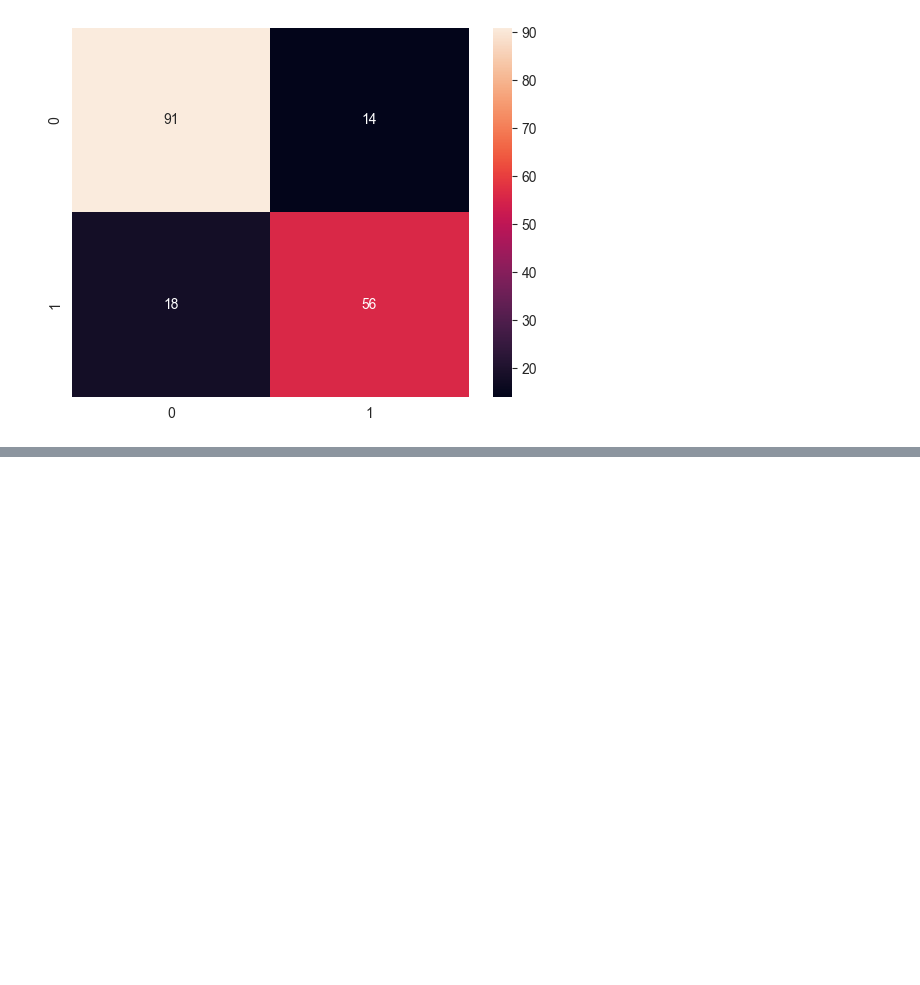
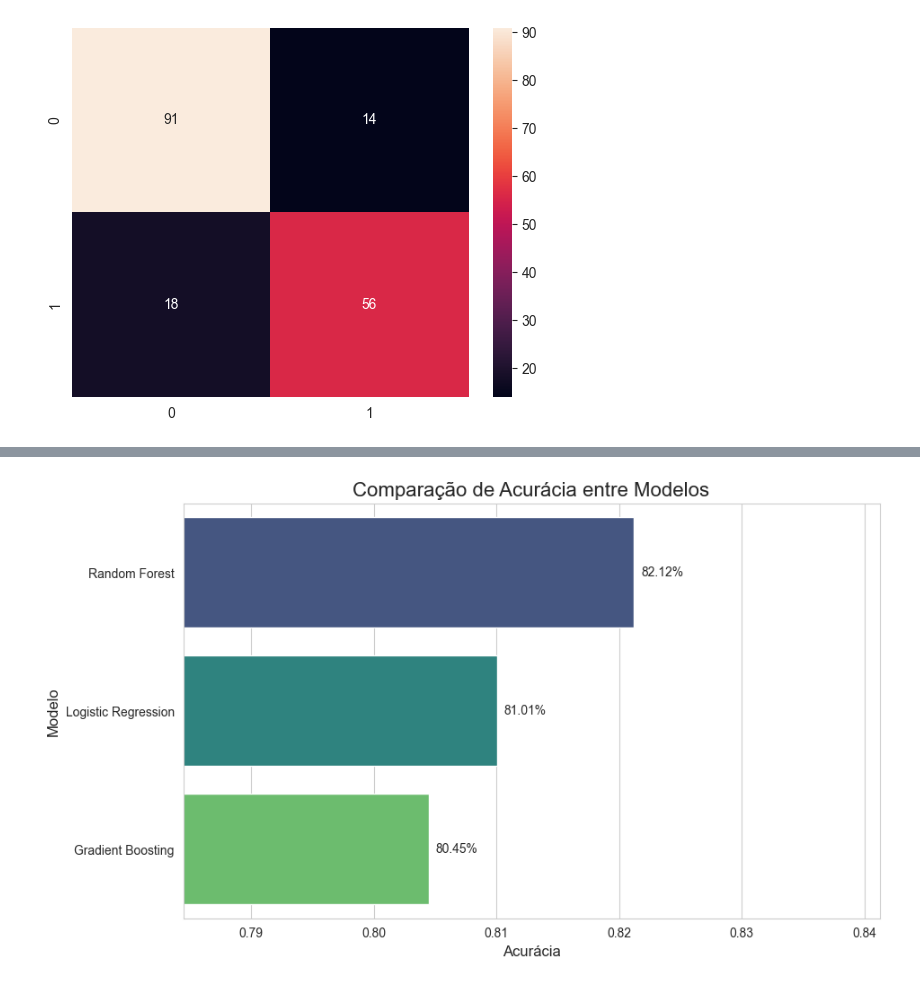
Before and after one commit to marcelolsanto/Analise_Titanic, a Jupyter notebook: notebooks/analise_titanic.ipynb, the cells around one changed output, grey strips where cells are left out. Saved outputs shown, nothing was run; the diff lists cells and outputs as text; code cells hidden in the pictures; blank space fills up the shorter version.

Commit message:
Atualiza notebook: pré-processamento e comparação de modelos

```diff
--- a/notebooks/analise_titanic.ipynb
+++ b/notebooks/analise_titanic.ipynb
@@ -280,0 +325,90 @@ Matriz de Confusão:
+# %%
+# Comparação de modelos — célula robusta
+# Garantir que as dependências estejam disponíveis nesta célula
+from sklearn.linear_model import LogisticRegression
+from sklearn.ensemble import RandomForestClassifier, GradientBoostingClassifier
+from sklearn.metrics import accuracy_score
+
+# Se as features X/y não existirem, tentar reconstruí-las a partir de `df` (se disponível)
+if 'X' not in globals() or 'y' not in globals():
+    if 'df' in globals():
+        print('Reconstruindo X e y a partir do DataFrame `df`...')
+        df_local = df.copy()
+        # Aplicar pré-processamento mínimo usado anteriormente
+        for col in ['PassengerId', 'Name', 'Ticket']:
+            if col in df_local.columns:
+                df_local.drop(col, axis=1, inplace=True)
+        if 'Cabin' in df_local.columns:
+            df_local.drop('Cabin', axis=1, inplace=True)
+        if 'Age' in df_local.columns:
+            df_local['Age'] = df_local['Age'].fillna(df_local['Age'].median())
+        if 'Embarked' in df_local.columns:
+            df_local['Embarked'] = df_local['Embarked'].fillna(df_local['Embarked'].mode()[0])
+        df_dummies = pd.get_dummies(df_local, columns=['Sex', 'Embarked'], drop_first=True)
+        # Verificar se 'Survived' existe
+        if 'Survived' not in df_dummies.columns:
+            raise NameError("A coluna 'Survived' não foi encontrada em `df`. Não é possível reconstruir X/y.")
+        X = df_dummies.drop('Survived', axis=1)
+        y = df_dummies['Survived']
+        print('X e y reconstruídos com sucesso.')
+    else:
+        raise NameError("As variáveis 'X' e 'y' não existem e o DataFrame 'df' também não está disponível. Execute a seção de pré-processamento antes desta célula.")
+
+# Se a divisão treino/teste ainda não existir (por execução fora de ordem), criá-la aqui
+if 'X_train' not in globals() or 'X_test' not in globals():
+    from sklearn.model_selection import train_test_split
+    X_train, X_test, y_train, y_test = train_test_split(X, y, test_size=0.2, random_state=42)
+    print('train_test_split executado nesta célula (X_train/X_test criados).')
+
+# Criar um dicionário com os modelos que queremos testar
+modelos = {
+    "Logistic Regression": LogisticRegression(max_iter=1000, random_state=42),
+    "Random Forest": RandomForestClassifier(n_estimators=100, random_state=42),
+    "Gradient Boosting": GradientBoostingClassifier(random_state=42)
+}
+
+# Criar uma lista para armazenar os resultados
+resultados = []
+
+# Loop para treinar e avaliar cada modelo
+for nome, modelo in modelos.items():
+    # Treinar o modelo
+    modelo.fit(X_train, y_train)
+
+    # Fazer previsões
+    y_pred_loop = modelo.predict(X_test)
+
+    # Calcular a acurácia
+    acc = accuracy_score(y_test, y_pred_loop)
+
+    # Armazenar o resultado
+    resultados.append({'Modelo': nome, 'Acurácia': acc})
+    print(f"Modelo: {nome} | Acurácia: {acc * 100:.2f}%")
+
+# Criar um DataFrame com os resultados para fácil visualização
+df_resultados = pd.DataFrame(resultados)
+
+# Exibir a tabela de resultados ordenada pela melhor acurácia
+df_resultados_sorted = df_resultados.sort_values(by='Acurácia', ascending=False).reset_index(drop=True)
+display(df_resultados_sorted)
+
+# Criar um gráfico de barras para comparar os modelos
+plt.figure(figsize=(10, 6))
+plot = sns.barplot(x='Acurácia', y='Modelo', data=df_resultados_sorted, palette='viridis')
+plt.title('Comparação de Acurácia entre Modelos', fontsize=16)
+plt.xlabel('Acurácia', fontsize=12)
+plt.ylabel('Modelo', fontsize=12)
+
+# Ajustar limites do eixo x dinamicamente com folga de 2%
+min_acc = max(0, df_resultados['Acurácia'].min() - 0.02)
+max_acc = min(1, df_resultados['Acurácia'].max() + 0.02)
+plt.xlim(min_acc, max_acc)
+
+# Anotar valores nas barras
+for p in plot.patches:
+    width = p.get_width()
+    plot.text(width + (max_acc - min_acc) * 0.01, p.get_y() + p.get_height() / 2,
+              f"{width * 100:.2f}%", va='center')
+
+plt.show()
+# %% [output]
@@ -280,0 +426 @@ Matriz de Confusão:
+[figure, added]
```
Also changed, not shown: parts of 7 cells of this notebook.
